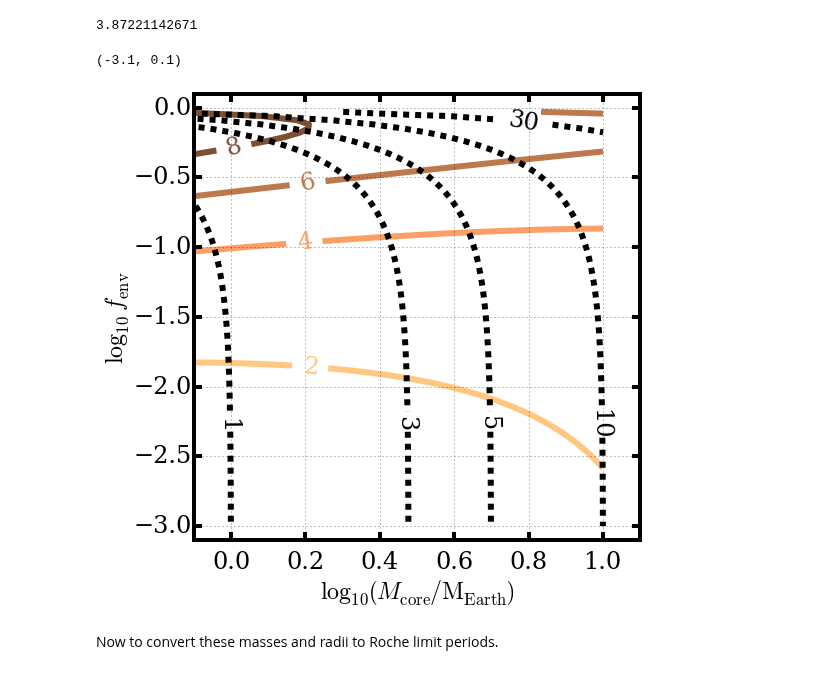
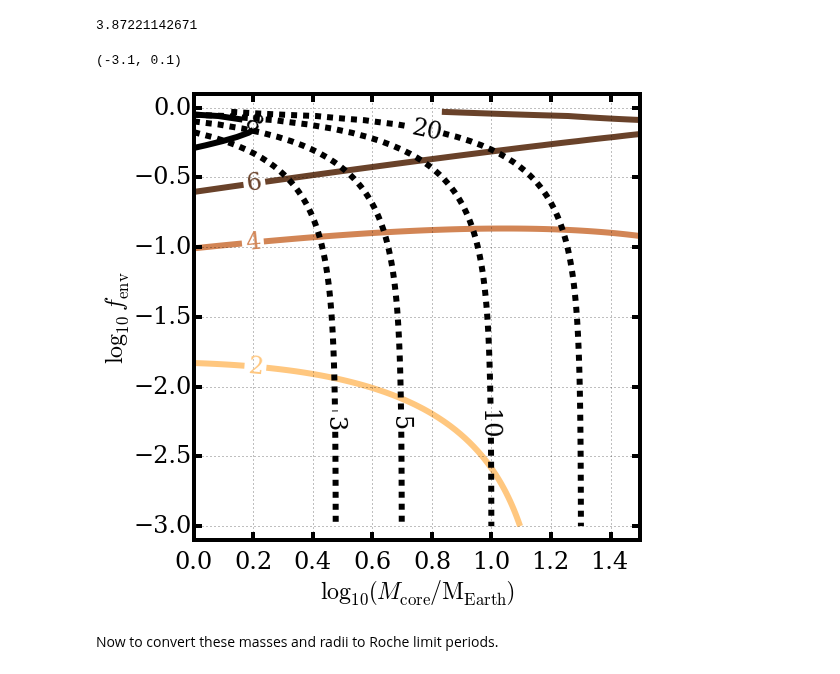
Before and after one commit to decaelus/CeMDA_tidal_evol, a Jupyter notebook: First Order Tidal Disruption Calculation.ipynb, the cells around one changed output. Drawn from its saved outputs; the diff is of its cells as text; code cells hidden in the pictures.

Commit message:
More work on the first-order tidal disruption calculation
-Added a few examples to the P_Roche contour plot
-Added Lopez and Fortney (2013) Table 7
-Added data from exoplanets.org

```diff
--- a/First Order Tidal Disruption Calculation.ipynb
+++ b/First Order Tidal Disruption Calculation.ipynb
@@ -92,43 +92,43 @@ print(Lopez_superearth_radius(1.78*cds.Mgeo, fenv=0.1))
 # %% [output]
 3.87221142671
 # %%
-Mcores = 10**(np.linspace(-1., 1., 100))*cds.Mgeo
+Mcores = 10**(np.linspace(0., 1.5, 100))*cds.Mgeo
 fenvs = 10**(np.linspace(-3., 0., 101))
 #Drop the very last one so I don't get a divide-by-zero error
 fenvs = fenvs[:-1]
 
 Mps = np.empty((len(Mcores), len(fenvs)))
 Rps = np.empty((len(Mcores), len(fenvs)))
 for i in range(len(Mcores)):
     for j in range(len(fenvs)):
 
-        cur_Mp = Mcores[i]/(1. - fenv[j])
+        cur_Mp = Mcores[i]/(1. - fenvs[j])
         Mps[i,j] = cur_Mp.value
         Rps[i,j] = Lopez_superearth_radius(cur_Mp, fenv=fenvs[j])
 
 fenvs = np.outer(np.ones_like(fenvs), fenvs)
 Mcores = np.outer(Mcores, np.ones_like(Mcores))
 
 fig = plt.figure(figsize=(8,8))
 ax = fig.add_subplot(111)
 
-locations = [(0.2, -2.), (0.2, -1.), (0.2, -0.5), (0., -0.25)]
-lvls = [2, 4, 6, 8, 10, 12]
+locations = [(0.2, -2.), (0.2, -1.), (0.2, -0.5), (0.2, -0.1)]
+lvls = [2, 4, 6, 8]
 CS = ax.contour(np.log10(Mcores), np.log10(fenvs), Rps, cmap='copper_r', linewidths=6, levels=lvls)
 ax.clabel(CS, inline=1, fontsize=24, fmt='%i', manual=locations)
 
-locations = [(0., -2.25), (0.5, -2.25), (0.7, -2.25), (1., -2.25), (0.8, 0.)]
-lvls = [1, 3, 5, 10, 30]
+locations = [(0.5, -2.25), (0.7, -2.25), (1., -2.25), (0.8, 0.)]
+lvls = [3, 5, 10, 20]
 CS = ax.contour(np.log10(Mcores), np.log10(fenvs), Mps, colors='k', linewidths=6, linestyles='dashed', levels=lvls)
 ax.clabel(CS, inline=1, fontsize=24, fmt='%i', manual=locations)
 
 ax.set_xlabel('$\\log_{10} \\left( M_{\\rm core}/{\\rm M_{Earth}}\\right)$')
 ax.set_ylabel('$\\log_{10}\ f_{\\rm env}$')
 
-ax.set_xlim([-0.1, 1.1])
+ax.set_xlim([0, 1.5])
 ax.set_ylim([-3.1, 0.1])
 # %% [output]
 (-3.1, 0.1)
-[figure, old version]
+[figure, new version]
 # %% [markdown]
 Now to convert these masses and radii to Roche limit periods.
```
Also changed, not shown: parts of 2 cells of this notebook, 5 other files.
